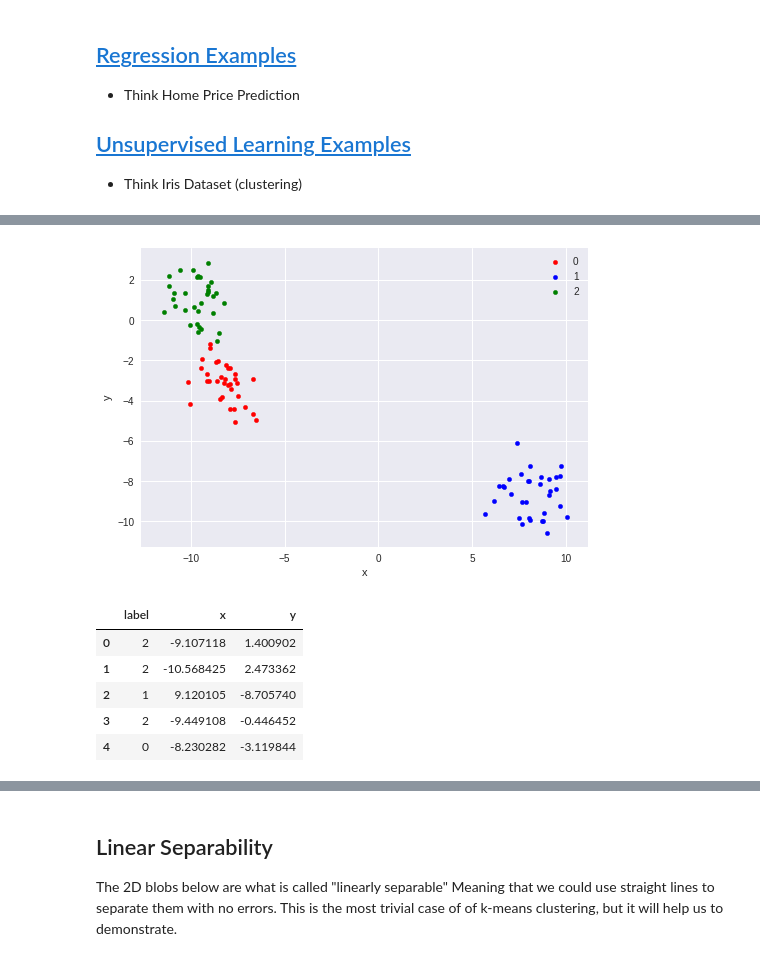
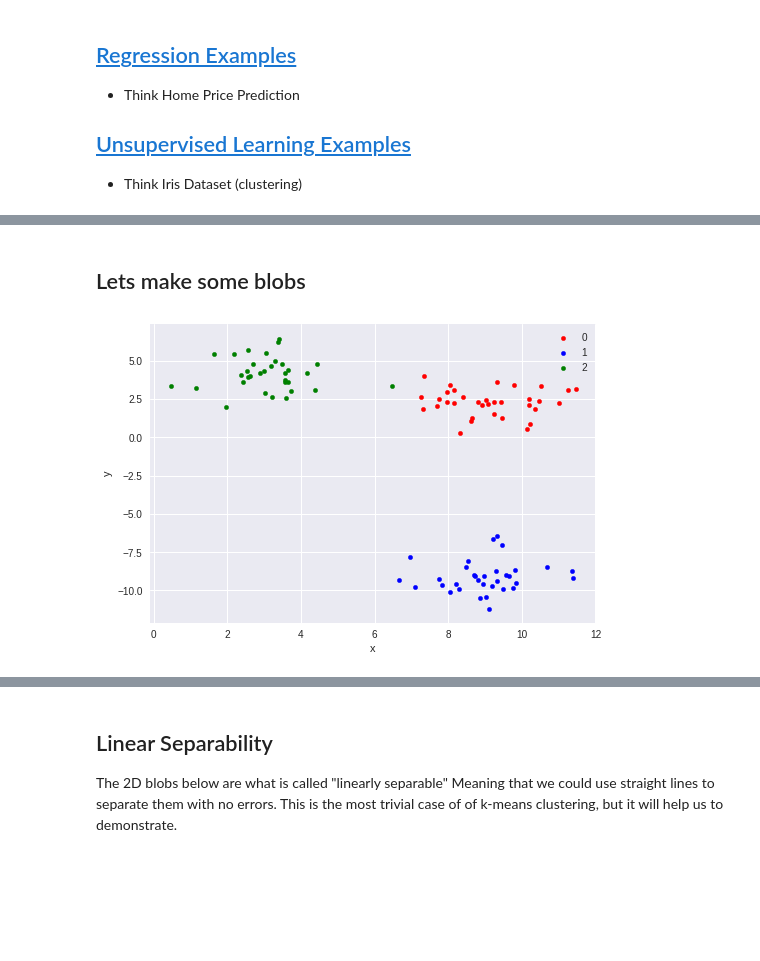
Before and after one commit to bloominstituteoftechnology/DS-Unit-1-Sprint-4-Linear-Algebra, a Jupyter notebook: module4-clustering/Clustering_and_NFL.ipynb, the cells around one changed output, grey strips where cells are left out. Cells and saved outputs as stored; diff of their text form; code cells hidden in the pictures; blank space fills up the shorter version.

```diff
--- a/module4-clustering/Clustering_and_NFL.ipynb
+++ b/module4-clustering/Clustering_and_NFL.ipynb
@@ -146,3 +186,5 @@ Given a set of points in n-dimensional space we want to :
 3) Calculate a new centroid for the cluster
 
 Repeat steps 2 & 3 until the model converges. (Clusters don't change)
+# %% [markdown]
+## Lets make some blobs
@@ -149,30 +195,14 @@ Repeat steps 2 & 3 until the model converges. (Clusters don't change)
 # %%
-# Lets Generate some fake Data
-import pandas as pd
-import matplotlib.pyplot as plt
-from sklearn.datasets.samples_generator import make_blobs
+X, y = make_blobs(n_samples = 100, centers=3, n_features=2)
 
-# generate 2d classification dataset
-X, y = make_blobs(n_samples=100, centers=3, n_features=2)
-# scatter plot, dots colored by class value
-df = pd.DataFrame(dict(x=X[:,0], y=X[:,1], label=y))
-colors = {0:'red', 1:'blue', 2:'green'}
-fig, ax = plt.subplots()
-grouped = df.groupby('label')
+df = pd.DataFrame(dict(x=X[:,0], y=X[:, 1], label=y))
+
+color = {0:'red', 1:'blue', 2:'green'}
+
+fig,ax = plt.subplots()
+grouped = df.groupby(['label'])
 for key, group in grouped:
-    group.plot(ax=ax, kind='scatter', x='x', y='y', label=key, color=colors[key])
+  group.plot(ax=ax, kind='scatter', x='x', y='y', label=key, color=color[key])
 plt.show()
 # %% [output]
-[figure, old version]
+[figure, new version]
-# %%
-'''Sklearn gives us a labeled dataset. But we won't be using the labels in our
-clustering or else it wouldn't be unsupervised learning'''
-
-df.head()
-# %% [output]
-|  | label | x | y |
-| 0 | 2 | -9.107118 | 1.400902 |
-| 1 | 2 | -10.568425 | 2.473362 |
-| 2 | 1 | 9.120105 | -8.705740 |
-| 3 | 2 | -9.449108 | -0.446452 |
-| 4 | 0 | -8.230282 | -3.119844 |
```
Also changed, not shown: parts of 30 cells of this notebook.
